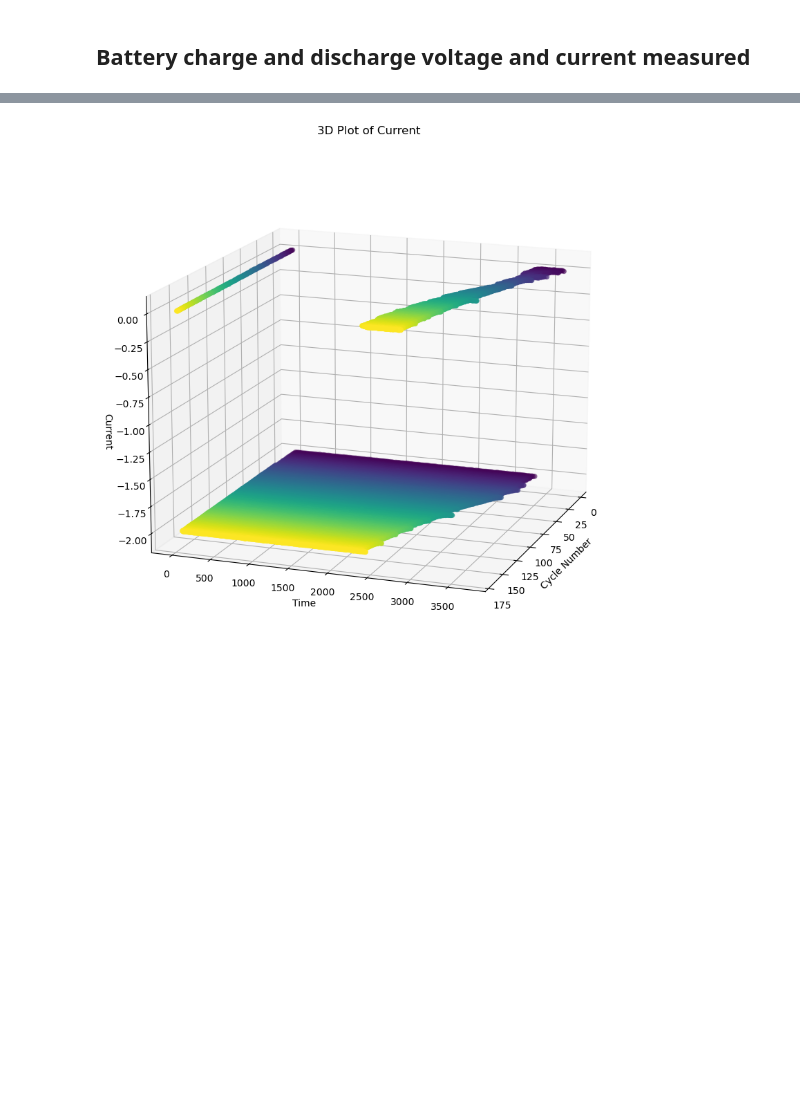
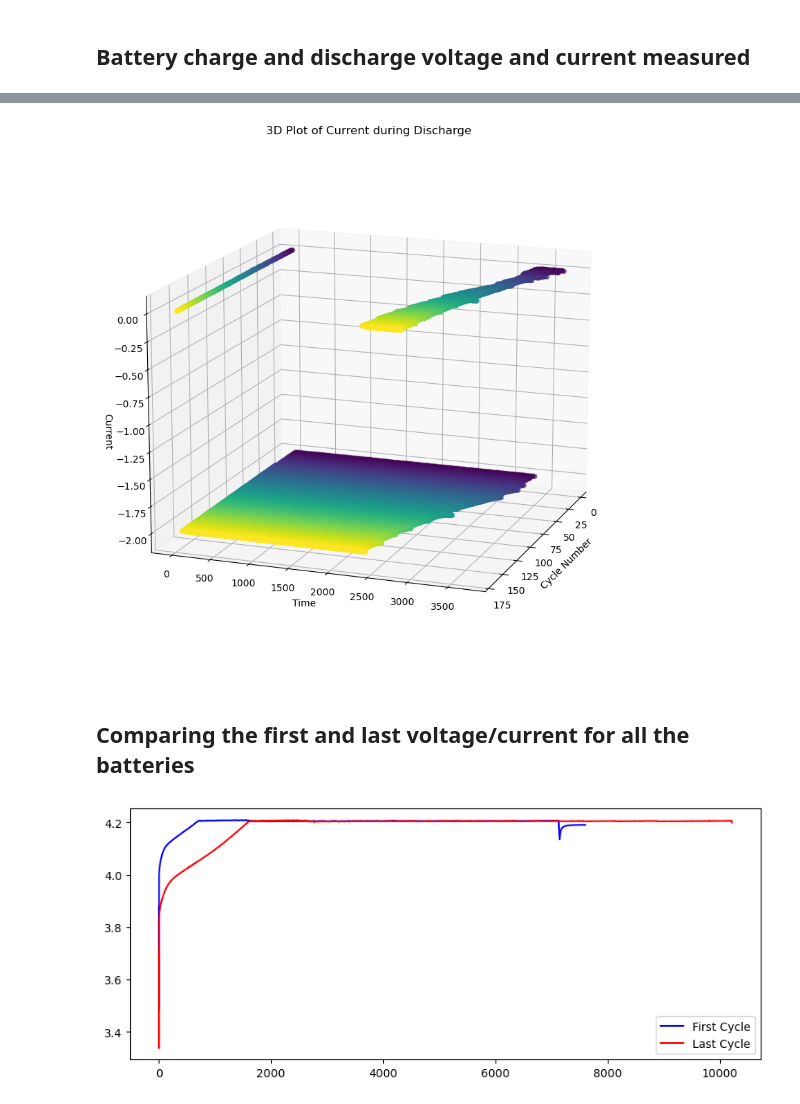
Before and after one commit to RomanShrestha07/CPSC_4830_Group_Project, a Jupyter notebook: Group_Project.ipynb, the cells around one changed output, grey strips where cells are left out. Saved outputs shown, nothing was run; the diff lists cells and outputs as text; code cells hidden in the pictures; blank space fills up the shorter version.

```diff
--- a/Group_Project.ipynb
+++ b/Group_Project.ipynb
@@ -517,4 +497,21 @@ get_voltage_plot('B0005', 'discharge')
 # %%
-get_current_plot('B0005', 'discharge')
+get_voltage_current_plot('B0005', 'discharge', 'current')
 # %% [output]
-[figure, old version]
+[figure, new version]
+# %% [markdown]
+## Comparing the first and last voltage/current for all the batteries
+# %%
+def get_first_last_voltage_plot(battery='B0005', type='charge', kind='voltage', cycles=(1, 2)):
+    battery_df = battery_dict[f'{battery}_{type}']
+    cycle_first_df = battery_df[battery_df['Cycle'] == cycles[0]]
+    cycle_last_df = battery_df[battery_df['Cycle'] == cycles[1]]
+
+    plt.figure(figsize=(10, 4))
+    plt.plot(cycle_first_df['Time'], cycle_first_df[f'{kind.title()}_measured'], 'b', label='First Cycle')
+    plt.plot(cycle_last_df['Time'], cycle_last_df[f'{kind.title()}_measured'], 'r', label='Last Cycle')
+    plt.legend()
+    plt.show()
+# %%
+get_first_last_voltage_plot('B0005', 'charge', 'voltage', (1, 169))
+# %% [output]
+[figure, added]
```
Also changed, not shown: parts of 7 cells of this notebook.
